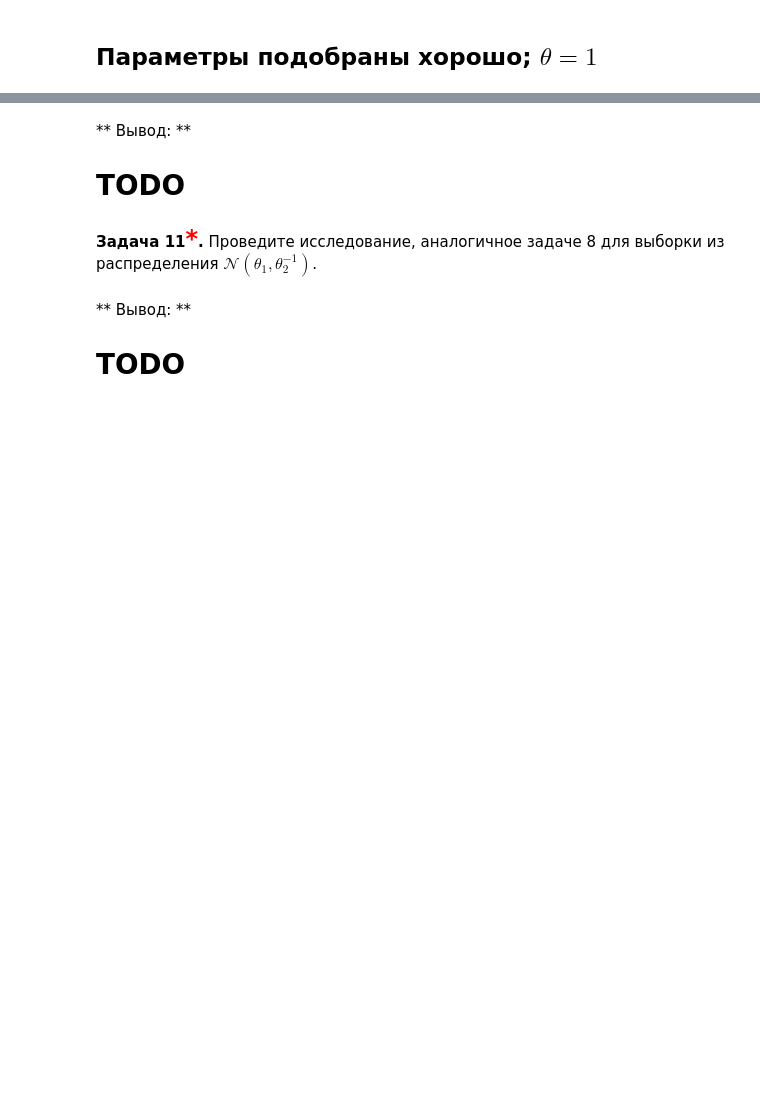
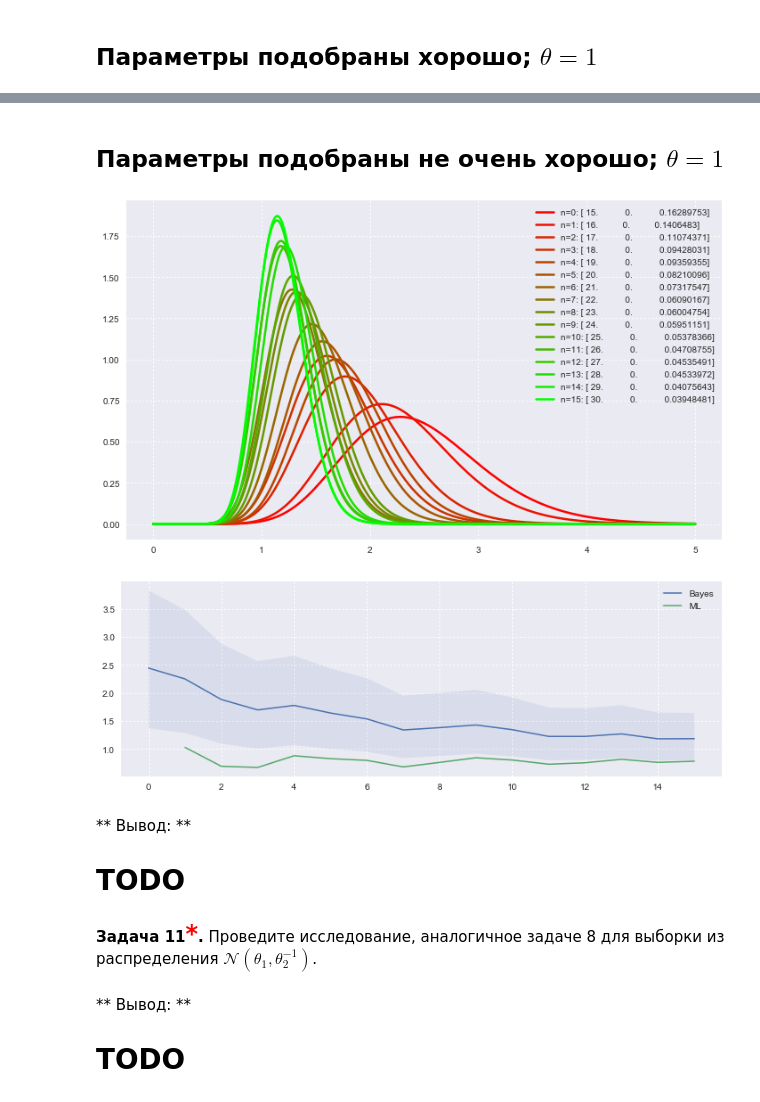
Before and after one commit to ArtemKupriyanov/MIPT-PROGRAMMING, a Jupyter notebook: Math-Stat/4_task/4.92.ipynb, the cells around one changed output, grey strips where cells are left out. Saved outputs shown, nothing was run; the diff lists cells and outputs as text; code cells hidden in the pictures; blank space fills up the shorter version.

```diff
--- a/Math-Stat/4_task/4.92.ipynb
+++ b/Math-Stat/4_task/4.92.ipynb
@@ -662,3 +688,16 @@ draw_estimations(ml=likelihood, distr_class=sps.gamma,
+# %% [markdown]
+## Параметры подобраны не очень хорошо; $\theta = 1$
+# %%
+sample = sps.expon.rvs(size=15)
+grid = np.linspace(0, 5, 1000)
+help_sample = sps.expon(scale=1/4).rvs(size=15)
+draw_posteriori(grid, sps.gamma, exp_posterior_params(sample, np.sum(help_sample), 15))
+likelihood = np.arange(1, len(sample) + 1) / np.cumsum(sample)
+draw_estimations(ml=likelihood, distr_class=sps.gamma,
+                 post_params=exp_posterior_params(sample, np.sum(help_sample), 15))
+# %% [output]
+[figure, added]
+[figure, added]
 # %% [markdown]
 ** Вывод: **
 # TODO
```
Also changed, not shown: parts of 10 cells of this notebook.
